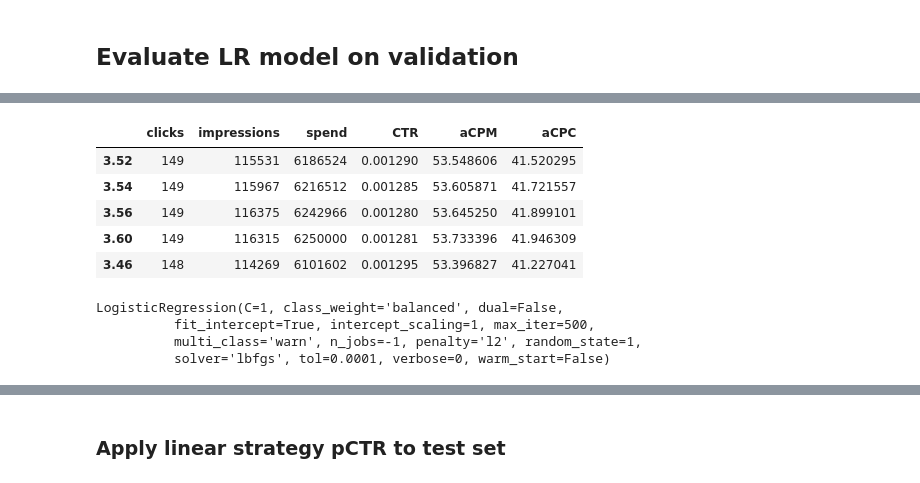
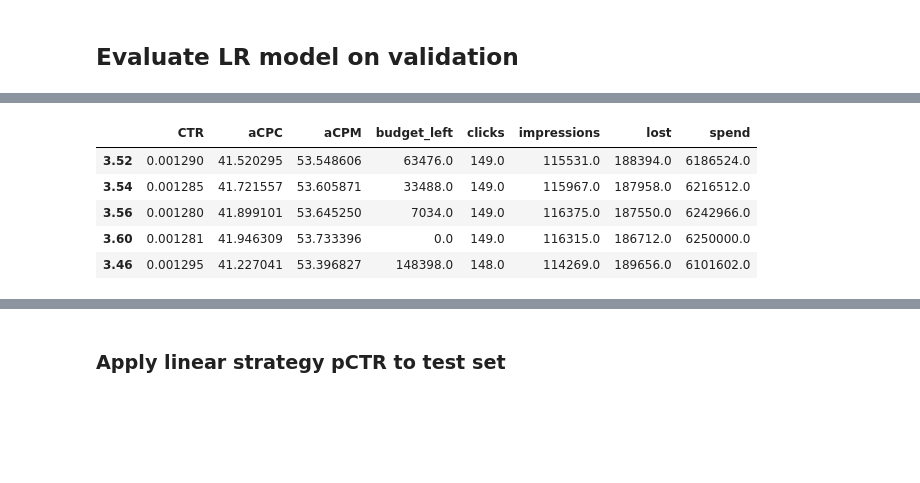
Before and after one commit to FaizalNafis/maai_bid_strategy, a Jupyter notebook: Q3.ipynb, the cells around one changed output, grey strips where cells are left out. Cells and saved outputs as stored; diff of their text form; code cells hidden in the pictures; blank space fills up the shorter version.

```diff
--- a/Q3.ipynb
+++ b/Q3.ipynb
@@ -110,9 +117,0 @@ done
-# %%
-for c in [1e-5, 1e-4, 1e-3, 1e-2, 0.1, 1]:
-
-    lr = LogisticRegression(solver='lbfgs', max_iter=500, C=c, n_jobs=-1)
-    lr.fit(X_train, y_train)
-
-    y_validate_prob = lr.predict_proba(X_validate)
-    print('For C {} Log loss {}'.format(c, log_loss(y_validate_true, y_validate_prob)))
-    print('For C {} ROC AUC {}'.format(c, roc_auc_score(y_validate_true, y_validate_prob[:,1])))
@@ -188,0 +120,28 @@ print('done')
+# %%
+%%time
+# set bidding environment
+environment = BiddingEnvironment(validation.copy())
+
+# get pCTR
+pCTR_val = lr.predict_proba(X_validate)[:, 1]
+
+no_click, click = np.bincount(y_validate_true)
+avgCTR = click / (no_click + click)
+
+bid_range = np.arange(3.4, 3.8, 0.02)
+bid_range_wide = np.arange(1, 5, .5)
+bid_range = np.concatenate((bid_range, bid_range_wide), axis=0)
+
+results_linear = {}
+
+# find optimal base_bid
+for base_bid in tqdm(bid_range):
+    agent = BiddingAgent(6250*1000, environment)
+    bids = BidStrategy.linear_bidding(pCTR_val, avgCTR, base_bid)
+
+    agent.simulate(bids)
+    results_linear[base_bid] = agent.statistics()
+
+results_linear = pd.DataFrame(results_linear).T
+
+print('done')
@@ -189,17 +152,10 @@ print('done')
 # %%
-statistics.sort_values('clicks', ascending=False).head(5)
+results_linear.sort_values('clicks', ascending=False).head(5)
 # %% [output]
-|  | clicks | impressions | spend | CTR | aCPM | aCPC |
-| 3.52 | 149 | 115531 | 6186524 | 0.001290 | 53.548606 | 41.520295 |
-| 3.54 | 149 | 115967 | 6216512 | 0.001285 | 53.605871 | 41.721557 |
-| 3.56 | 149 | 116375 | 6242966 | 0.001280 | 53.645250 | 41.899101 |
-| 3.60 | 149 | 116315 | 6250000 | 0.001281 | 53.733396 | 41.946309 |
-| 3.46 | 148 | 114269 | 6101602 | 0.001295 | 53.396827 | 41.227041 |
+|  | CTR | aCPC | aCPM | budget_left | clicks | impressions | lost | spend |
+| 3.52 | 0.001290 | 41.520295 | 53.548606 | 63476.0 | 149.0 | 115531.0 | 188394.0 | 6186524.0 |
+| 3.54 | 0.001285 | 41.721557 | 53.605871 | 33488.0 | 149.0 | 115967.0 | 187958.0 | 6216512.0 |
+| 3.56 | 0.001280 | 41.899101 | 53.645250 | 7034.0 | 149.0 | 116375.0 | 187550.0 | 6242966.0 |
+| 3.60 | 0.001281 | 41.946309 | 53.733396 | 0.0 | 149.0 | 116315.0 | 186712.0 | 6250000.0 |
+| 3.46 | 0.001295 | 41.227041 | 53.396827 | 148398.0 | 148.0 | 114269.0 | 189656.0 | 6101602.0 |
-# %%
-lr
-# %% [output]
-LogisticRegression(C=1, class_weight='balanced', dual=False,
-          fit_intercept=True, intercept_scaling=1, max_iter=500,
-          multi_class='warn', n_jobs=-1, penalty='l2', random_state=1,
-          solver='lbfgs', tol=0.0001, verbose=0, warm_start=False)
 # %%
```
Also changed, not shown: parts of 24 cells of this notebook.
